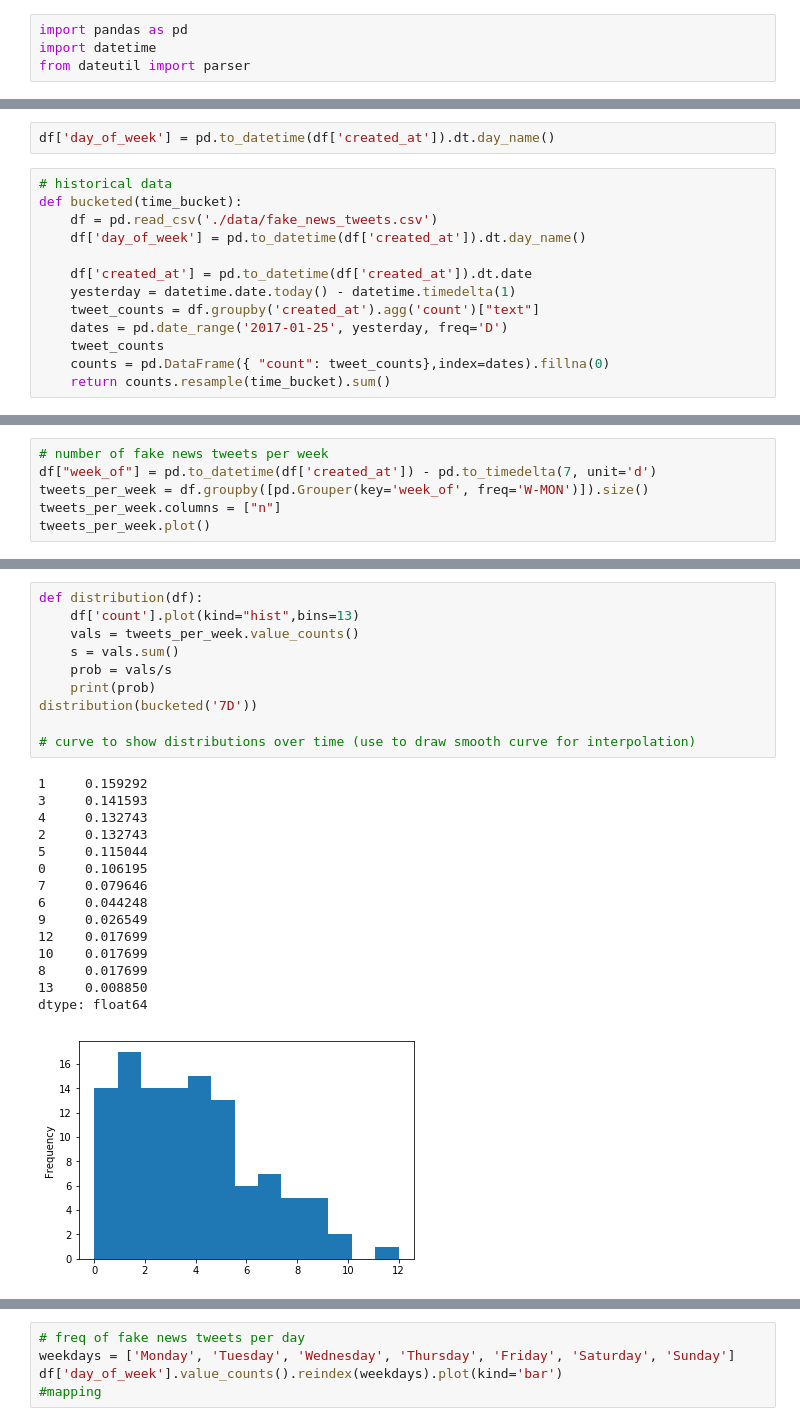
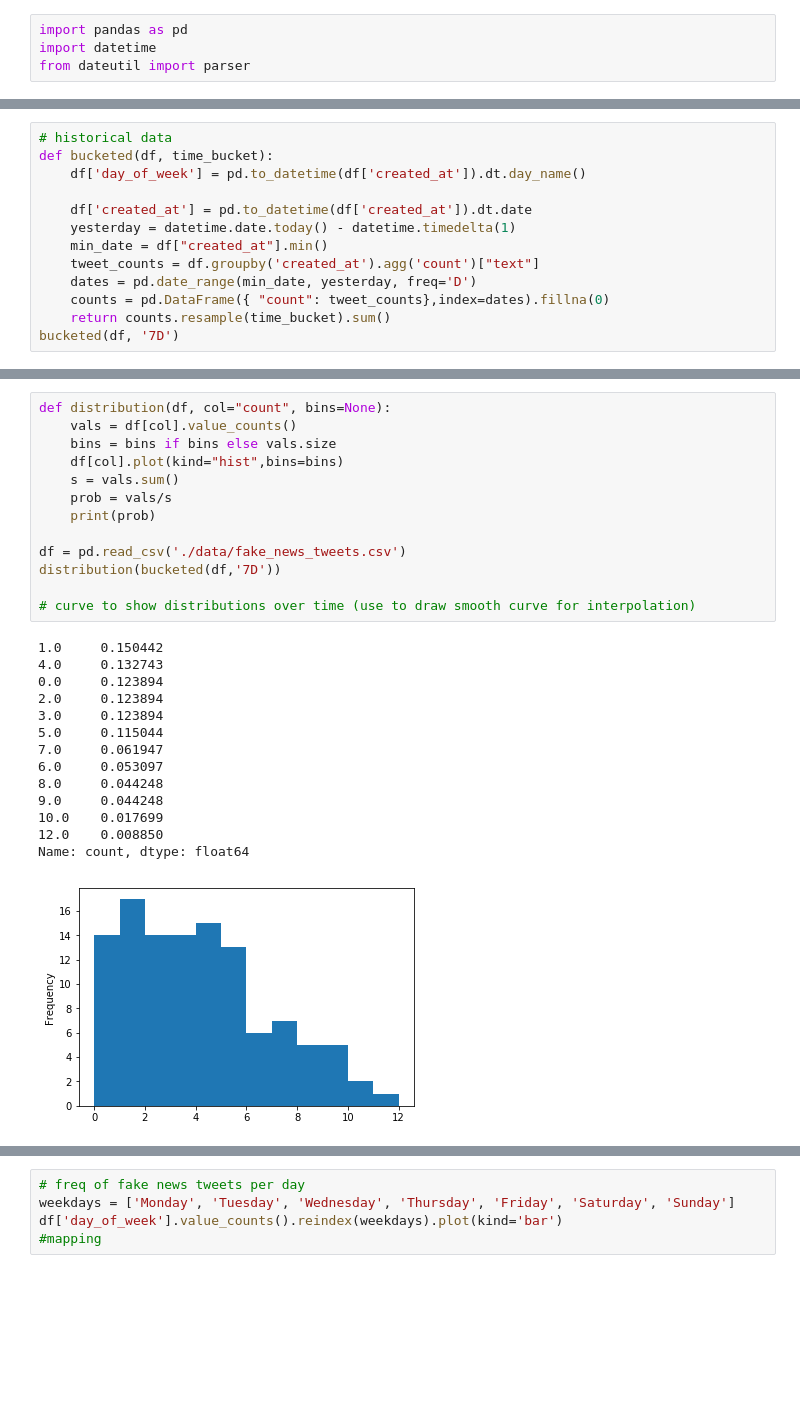
Before and after one commit to mng12689/predictit, a Jupyter notebook: Untitled.ipynb, the cells around one changed output, grey strips where cells are left out. Saved outputs shown, nothing was run; the diff lists cells and outputs as text; blank space fills up the shorter version.

```diff
--- a/Untitled.ipynb
+++ b/Untitled.ipynb
@@ -7,15 +27,13 @@ df = pd.read_csv('./data/fake_news_tweets.csv')
-# %%
-df['day_of_week'] = pd.to_datetime(df['created_at']).dt.day_name()
 # %%
 # historical data
-def bucketed(time_bucket):
-    df = pd.read_csv('./data/fake_news_tweets.csv')
+def bucketed(df, time_bucket):
     df['day_of_week'] = pd.to_datetime(df['created_at']).dt.day_name()
 
     df['created_at'] = pd.to_datetime(df['created_at']).dt.date
     yesterday = datetime.date.today() - datetime.timedelta(1)
+    min_date = df["created_at"].min()
     tweet_counts = df.groupby('created_at').agg('count')["text"]
-    dates = pd.date_range('2017-01-25', yesterday, freq='D')
-    tweet_counts
+    dates = pd.date_range(min_date, yesterday, freq='D')
     counts = pd.DataFrame({ "count": tweet_counts},index=dates).fillna(0)
     return counts.resample(time_bucket).sum()
+bucketed(df, '7D')
@@ -22,6 +58,0 @@ def bucketed(time_bucket):
-# %%
-# number of fake news tweets per week
-df["week_of"] = pd.to_datetime(df['created_at']) - pd.to_timedelta(7, unit='d')
-tweets_per_week = df.groupby([pd.Grouper(key='week_of', freq='W-MON')]).size()
-tweets_per_week.columns = ["n"]
-tweets_per_week.plot()
@@ -31,29 +66,31 @@ tweets_per_week.plot()
 # %%
-def distribution(df):
-    df['count'].plot(kind="hist",bins=13)
-    vals = tweets_per_week.value_counts()
+def distribution(df, col="count", bins=None):
+    vals = df[col].value_counts()
+    bins = bins if bins else vals.size
+    df[col].plot(kind="hist",bins=bins)
     s = vals.sum()
     prob = vals/s
     print(prob)
-distribution(bucketed('7D'))
+
+df = pd.read_csv('./data/fake_news_tweets.csv')
+distribution(bucketed(df,'7D'))
 
 # curve to show distributions over time (use to draw smooth curve for interpolation)
 # %% [output]
-1     0.159292
-3     0.141593
-4     0.132743
-2     0.132743
-5     0.115044
-0     0.106195
-7     0.079646
-6     0.044248
-9     0.026549
-12    0.017699
-10    0.017699
-8     0.017699
-13    0.008850
-dtype: float64
+1.0     0.150442
+4.0     0.132743
+0.0     0.123894
+2.0     0.123894
+3.0     0.123894
+5.0     0.115044
+7.0     0.061947
+6.0     0.053097
+8.0     0.044248
+9.0     0.044248
+10.0    0.017699
+12.0    0.008850
+Name: count, dtype: float64
-[figure, old version]
+[figure, new version]
 # %%
 import requests
 import json
```
Also changed, not shown: parts of 28 cells of this notebook.
